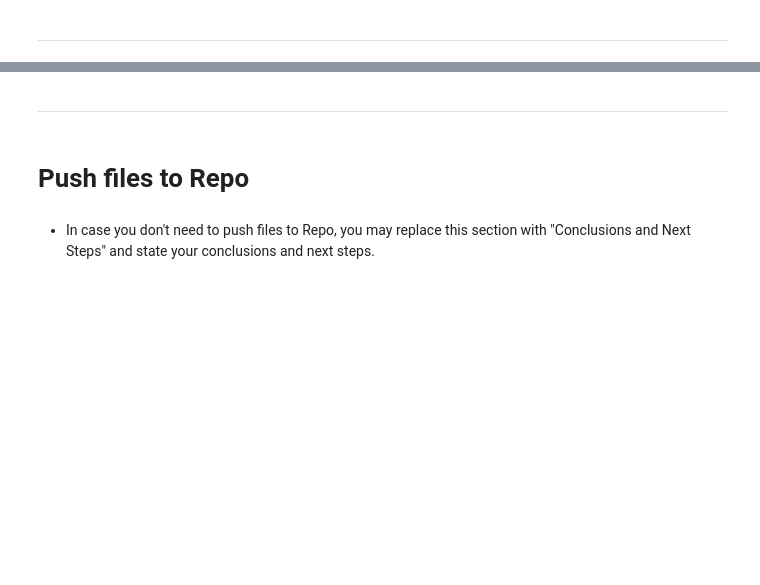
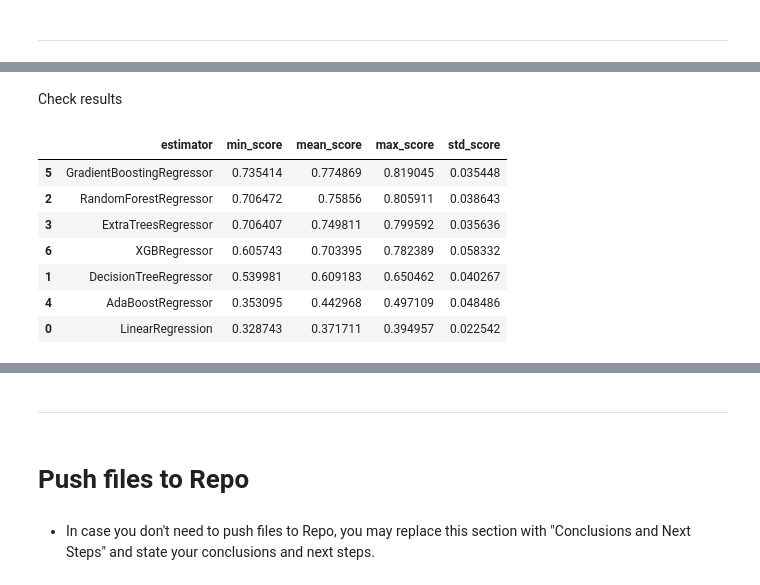
Before and after one commit to Cosmin1907/bitcoin-forecast, a Jupyter notebook: jupyter_notebooks/05 - Modeling and Evaluation - Predict Close.ipynb, the cells around one changed output, grey strips where cells are left out. Saved outputs shown, nothing was run; the diff lists cells and outputs as text; code cells hidden in the pictures; blank space fills up the shorter version.

```diff
--- a/jupyter_notebooks/05 - Modeling and Evaluation - Predict Close.ipynb
+++ b/jupyter_notebooks/05 - Modeling and Evaluation - Predict Close.ipynb
@@ -60,0 +199,20 @@ NOTE
+# %%
+models_quick_search = {
+    'LinearRegression': LinearRegression(),
+    "DecisionTreeRegressor": DecisionTreeRegressor(random_state=0),
+    "RandomForestRegressor": RandomForestRegressor(random_state=0),
+    "ExtraTreesRegressor": ExtraTreesRegressor(random_state=0),
+    "AdaBoostRegressor": AdaBoostRegressor(random_state=0),
+    "GradientBoostingRegressor": GradientBoostingRegressor(random_state=0),
+    "XGBRegressor": XGBRegressor(random_state=0),
+}
+
+params_quick_search = {
+    'LinearRegression': {},
+    "DecisionTreeRegressor": {},
+    "RandomForestRegressor": {},
+    "ExtraTreesRegressor": {},
+    "AdaBoostRegressor": {},
+    "GradientBoostingRegressor": {},
+    "XGBRegressor": {},
+}
@@ -60,0 +242,14 @@ NOTE
+# %% [markdown]
+Check results
+# %%
+grid_search_summary, grid_search_pipelines = search.score_summary(sort_by='mean_score')
+grid_search_summary
+# %% [output]
+|  | estimator | min_score | mean_score | max_score | std_score |
+| 5 | GradientBoostingRegressor | 0.735414 | 0.774869 | 0.819045 | 0.035448 |
+| 2 | RandomForestRegressor | 0.706472 | 0.75856 | 0.805911 | 0.038643 |
+| 3 | ExtraTreesRegressor | 0.706407 | 0.749811 | 0.799592 | 0.035636 |
+| 6 | XGBRegressor | 0.605743 | 0.703395 | 0.782389 | 0.058332 |
+| 1 | DecisionTreeRegressor | 0.539981 | 0.609183 | 0.650462 | 0.040267 |
+| 4 | AdaBoostRegressor | 0.353095 | 0.442968 | 0.497109 | 0.048486 |
+| 0 | LinearRegression | 0.328743 | 0.371711 | 0.394957 | 0.022542 |
```
Also changed, not shown: parts of 36 cells of this notebook, 2 other files.
